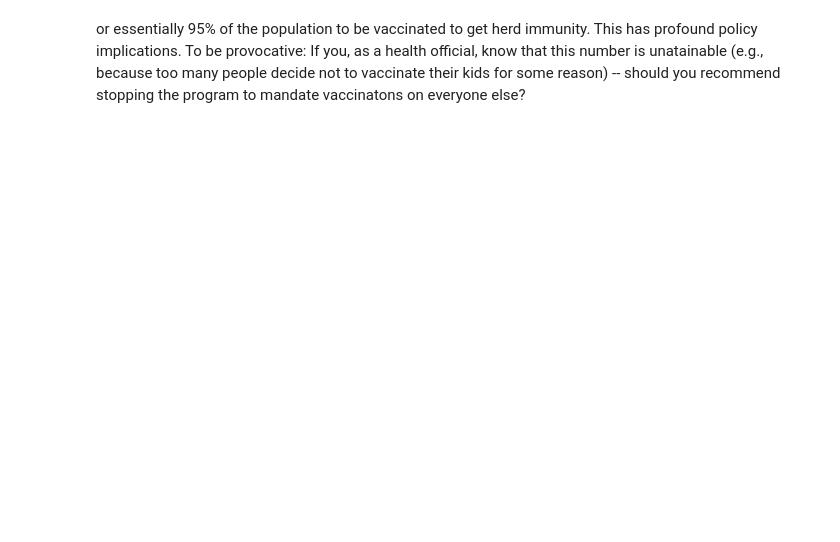
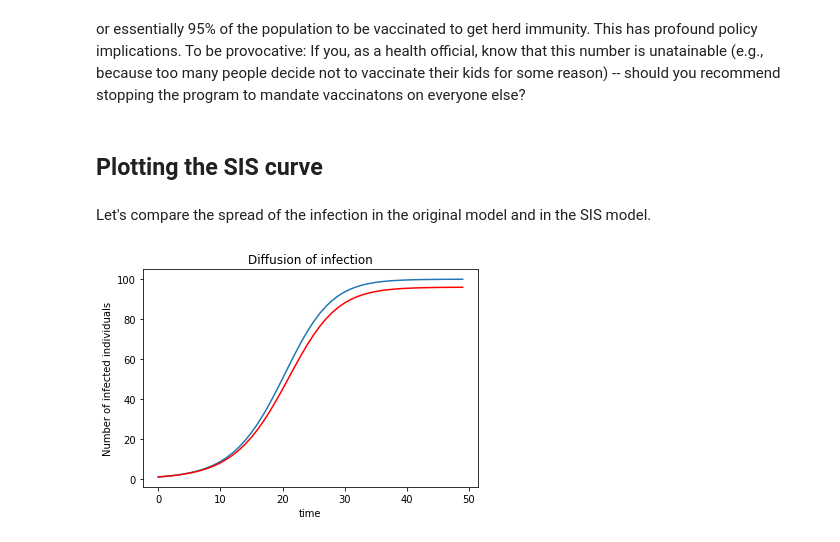
Before and after one commit to ehud/Notes, a Jupyter notebook: SIS-Model.ipynb, the cells around one changed output. Drawn from its saved outputs; the diff is of its cells as text; code cells hidden in the pictures; blank space fills up the shorter version.

```diff
--- a/SIS-Model.ipynb
+++ b/SIS-Model.ipynb
@@ -143,3 +148,19 @@ $v$ has to be above this threshold for vaccination to be effective in stopping t
 # %% [markdown]
 or essentially 95% of the population to be vaccinated to get herd immunity. This has profound policy implications.
 To be provocative: If you, as a health official, know that this number is unatainable (e.g., because too many people decide not to vaccinate their kids for some reason) -- should you recommend stopping the program to mandate vaccinatons on everyone else?
+# %% [markdown]
+## Plotting the SIS curve
+# %% [markdown]
+Let's compare the spread of the infection in the original model and in the SIS model.
+# %%
+Wupdate_sis=Wtt_sis.subs([(N,100),(tau,0.5),(c,0.5),(a,0.01)])
+ws_sis=[1]
+for t in range(0,49):
+    ws_sis.append(Wupdate_sis.subs([(Wt,ws_sis[-1:][0])]))
+plt.plot(range(0,50),ws)
+plt.plot(range(0,50),ws_sis,color='r')
+plt.ylabel('Number of infected individuals')
+plt.xlabel('time')
+plt.title('Diffusion of infection');
+# %% [output]
+[figure, added]
```
Also changed, not shown: parts of 22 cells of this notebook.
